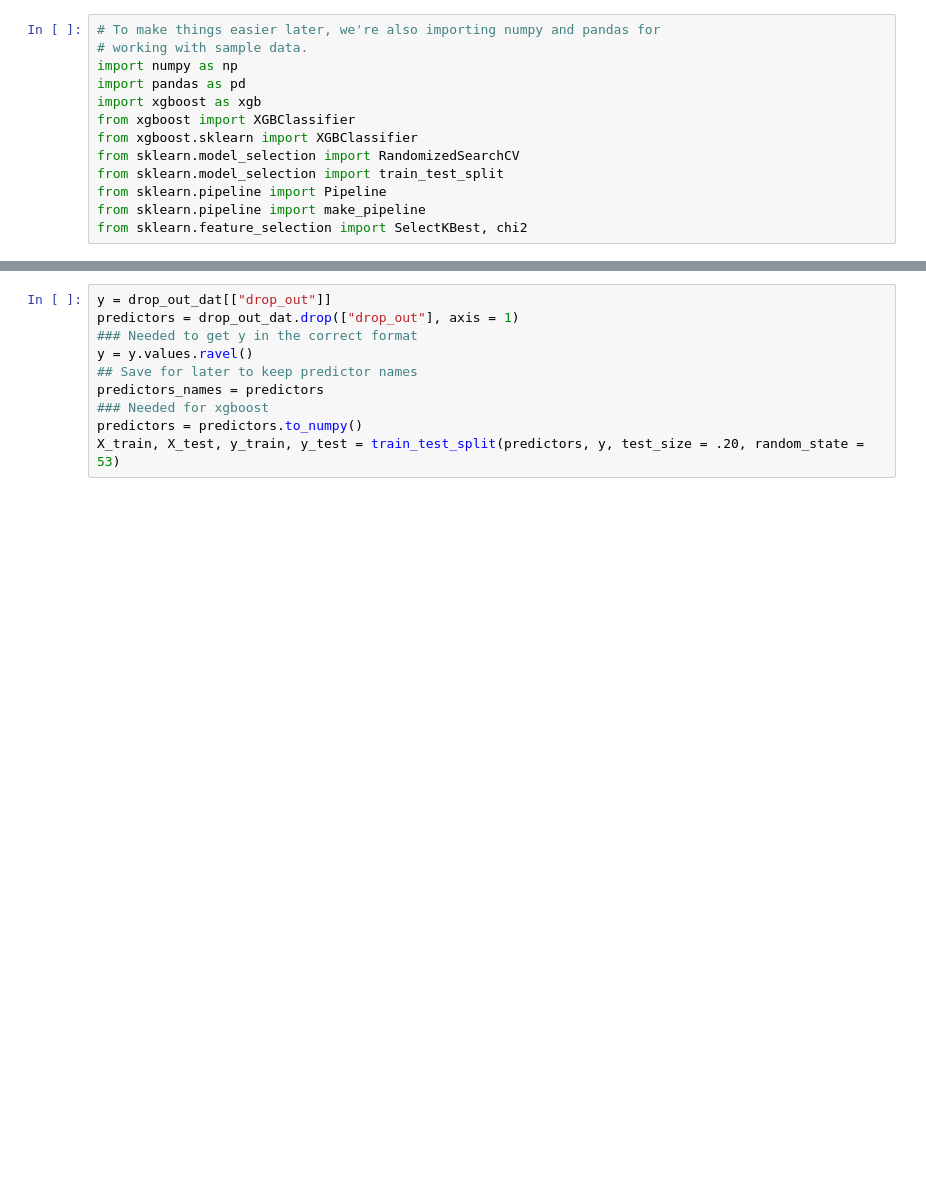
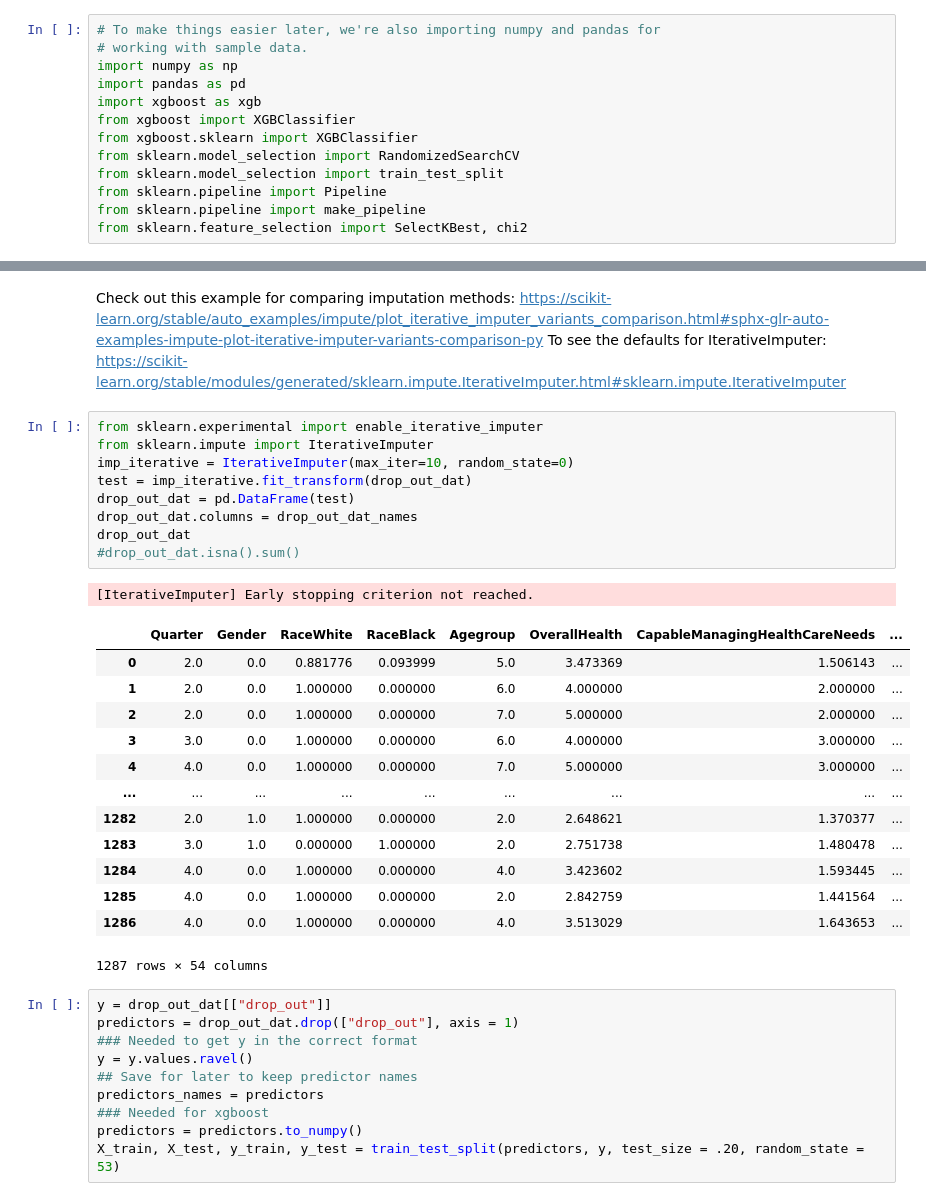
Before and after one commit to mhanauer/xgboost_drop_out_colab, a Jupyter notebook: xgboost_drop_out.ipynb, the cells around one changed output, grey strips where cells are left out. Drawn from its saved outputs; the diff is of its cells as text; blank space fills up the shorter version.

```diff
--- a/xgboost_drop_out.ipynb
+++ b/xgboost_drop_out.ipynb
@@ -38,3 +63,30 @@ Saving drop_out_8_10_20.csv to drop_out_8_10_20.csv
+# %% [markdown]
+Check out this example for comparing imputation methods: https://scikit-learn.org/stable/auto_examples/impute/plot_iterative_imputer_variants_comparison.html#sphx-glr-auto-examples-impute-plot-iterative-imputer-variants-comparison-py
+To see the defaults for IterativeImputer: https://scikit-learn.org/stable/modules/generated/sklearn.impute.IterativeImputer.html#sklearn.impute.IterativeImputer
+# %%
+from sklearn.experimental import enable_iterative_imputer
+from sklearn.impute import IterativeImputer
+imp_iterative = IterativeImputer(max_iter=10, random_state=0)
+test = imp_iterative.fit_transform(drop_out_dat)
+drop_out_dat = pd.DataFrame(test)
+drop_out_dat.columns = drop_out_dat_names
+drop_out_dat
+#drop_out_dat.isna().sum()
+# %% [output]
+[IterativeImputer] Early stopping criterion not reached.
+|  | Quarter | Gender | RaceWhite | RaceBlack | Agegroup | OverallHealth | CapableManagingHealthCareNeeds | ... |
+| 0 | 2.0 | 0.0 | 0.881776 | 0.093999 | 5.0 | 3.473369 | 1.506143 | ... |
+| 1 | 2.0 | 0.0 | 1.000000 | 0.000000 | 6.0 | 4.000000 | 2.000000 | ... |
+| 2 | 2.0 | 0.0 | 1.000000 | 0.000000 | 7.0 | 5.000000 | 2.000000 | ... |
+| 3 | 3.0 | 0.0 | 1.000000 | 0.000000 | 6.0 | 4.000000 | 3.000000 | ... |
+| 4 | 4.0 | 0.0 | 1.000000 | 0.000000 | 7.0 | 5.000000 | 3.000000 | ... |
+| ... | ... | ... | ... | ... | ... | ... | ... | ... |
+| 1282 | 2.0 | 1.0 | 1.000000 | 0.000000 | 2.0 | 2.648621 | 1.370377 | ... |
+| 1283 | 3.0 | 1.0 | 0.000000 | 1.000000 | 2.0 | 2.751738 | 1.480478 | ... |
+| 1284 | 4.0 | 0.0 | 1.000000 | 0.000000 | 4.0 | 3.423602 | 1.593445 | ... |
+| 1285 | 4.0 | 0.0 | 1.000000 | 0.000000 | 2.0 | 2.842759 | 1.441564 | ... |
+| 1286 | 4.0 | 0.0 | 1.000000 | 0.000000 | 4.0 | 3.513029 | 1.643653 | ... |
+1287 rows × 54 columns
 # %%
 y = drop_out_dat[["drop_out"]]
 predictors = drop_out_dat.drop(["drop_out"], axis = 1)
```
Also changed, not shown: parts of 24 cells of this notebook.
